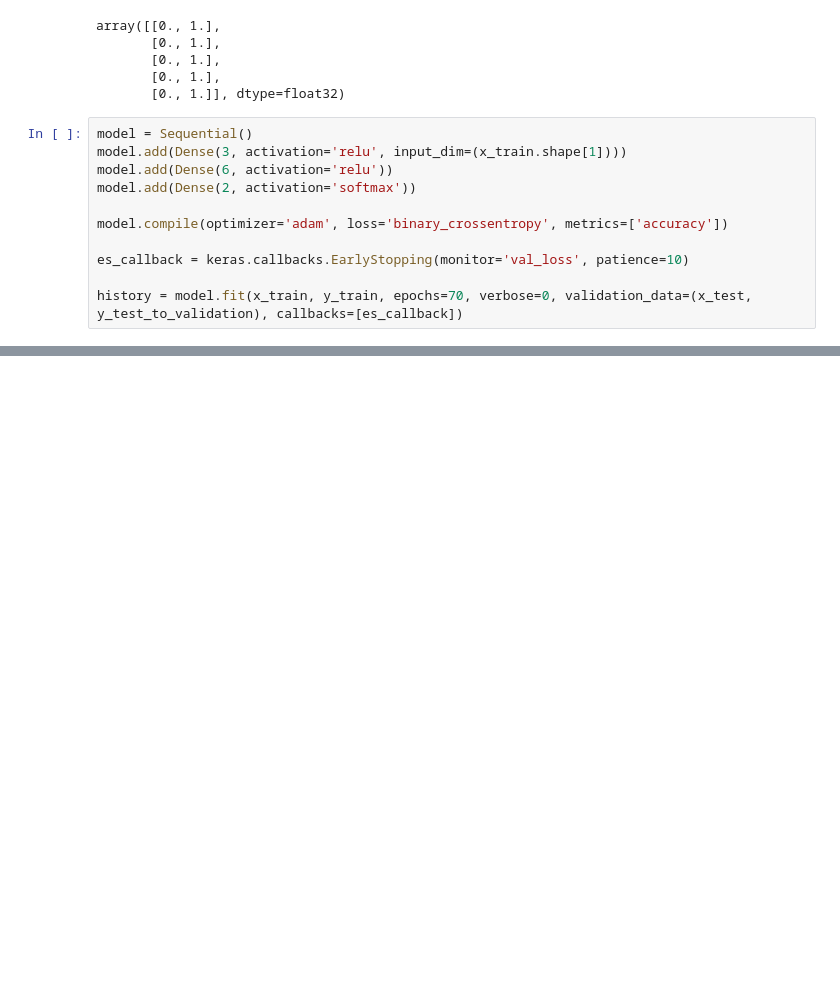
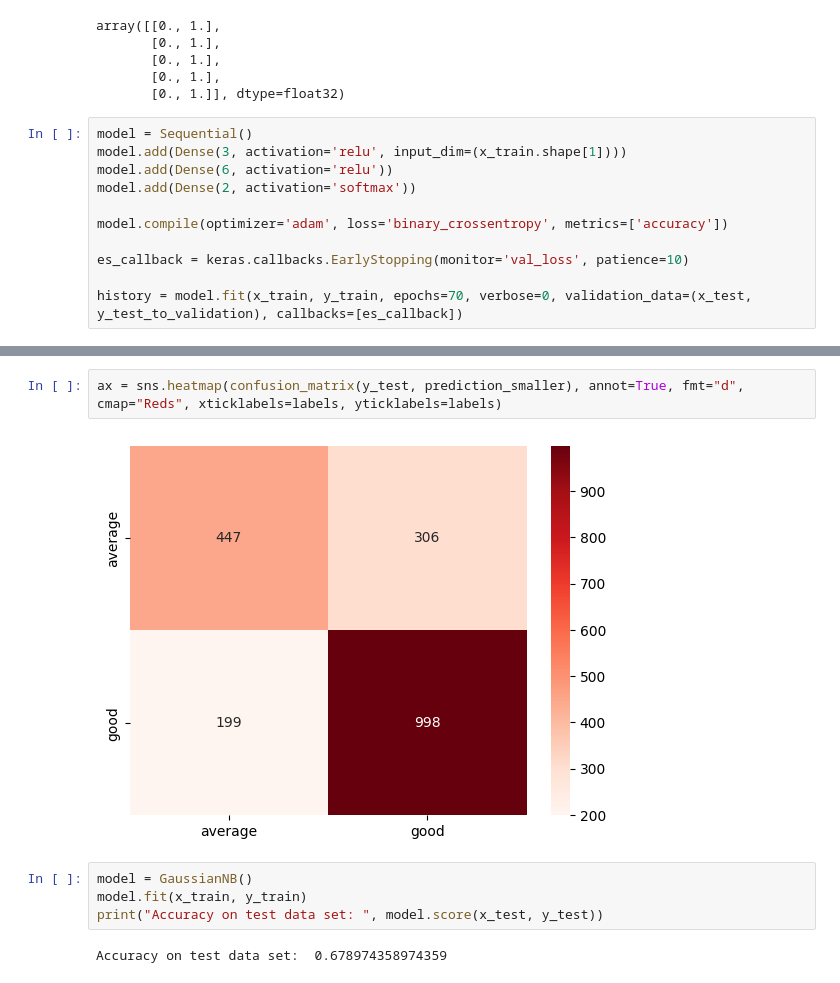
Before and after one commit to piotrd22/computational_intelligence_ug, a Jupyter notebook: project02/project.ipynb, the cells around one changed output, grey strips where cells are left out. Drawn from its saved outputs; the diff is of its cells as text; blank space fills up the shorter version.

```diff
--- a/project02/project.ipynb
+++ b/project02/project.ipynb
@@ -395,0 +523,10 @@ plt.show()
+# %%
+ax = sns.heatmap(confusion_matrix(y_test, prediction_smaller), annot=True, fmt="d", cmap="Reds", xticklabels=labels, yticklabels=labels)
+# %% [output]
+[figure, added]
+# %%
+model = GaussianNB()
+model.fit(x_train, y_train)
+print("Accuracy on test data set: ", model.score(x_test, y_test))
+# %% [output]
+Accuracy on test data set:  0.678974358974359
```
Also changed, not shown: parts of 30 cells of this notebook.
